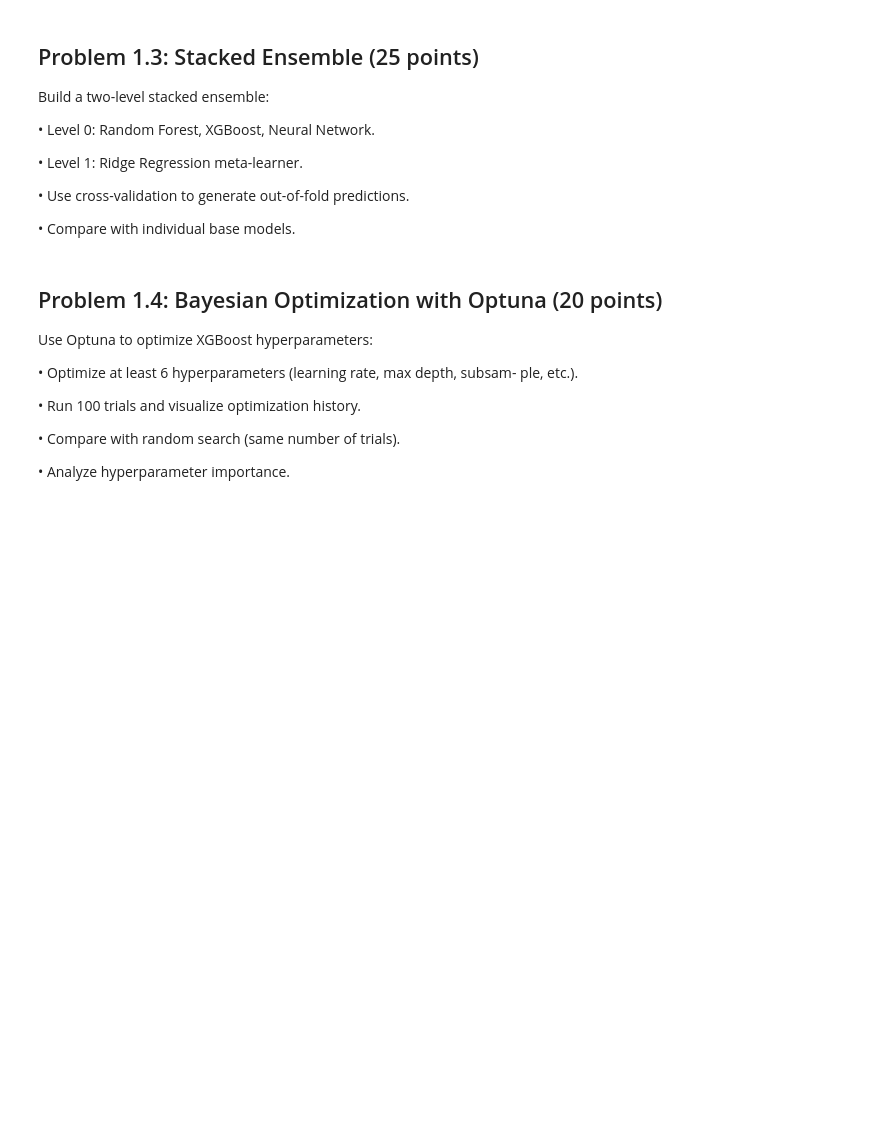
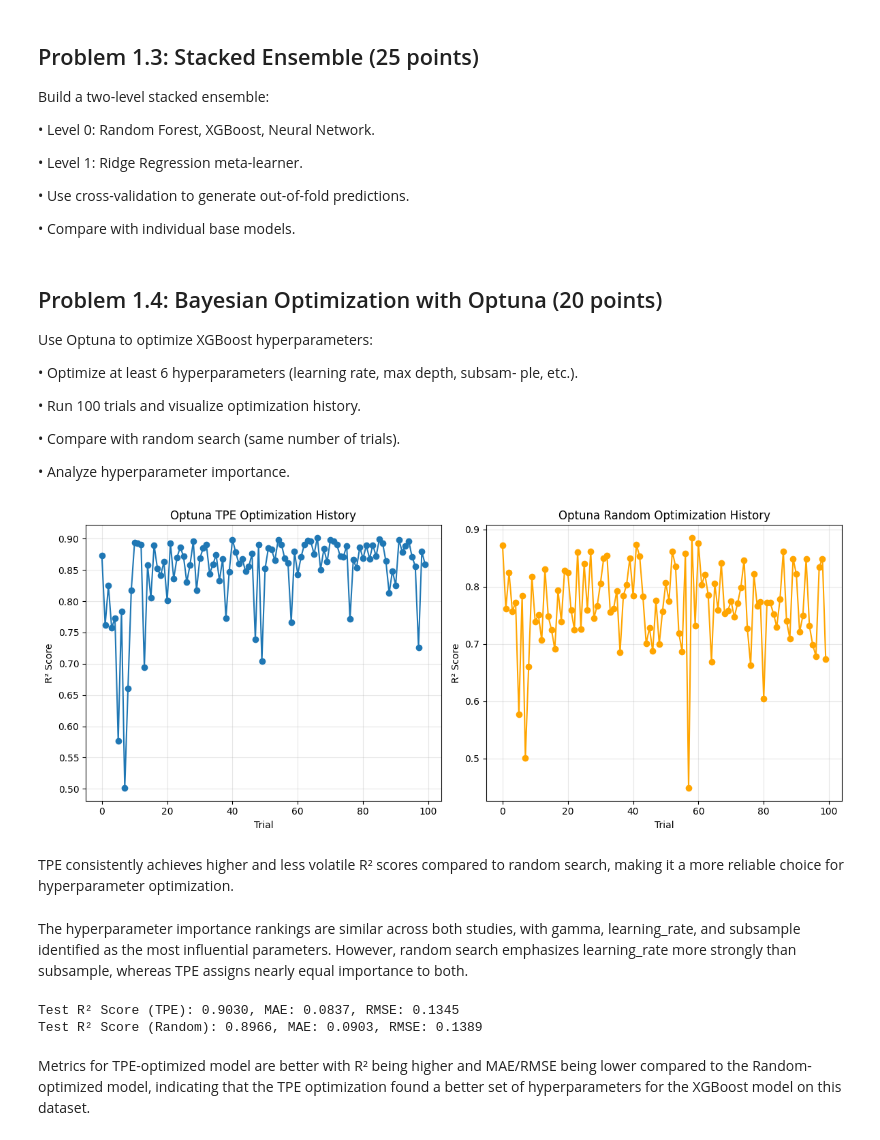
Before and after one commit to tomaszsrebniak/ML_for_data_analytics, a Jupyter notebook: Assignment1/List1_JK.ipynb, the cells around one changed output. Drawn from its saved outputs; the diff is of its cells as text; code cells hidden in the pictures; blank space fills up the shorter version.

```diff
--- a/Assignment1/List1_JK.ipynb
+++ b/Assignment1/List1_JK.ipynb
@@ -714,0 +738,26 @@ ple, etc.).
+# %%
+optuna.logging.set_verbosity(optuna.logging.WARNING)  # Suppress Optuna logs for cleaner output
+opt_study = optuna.create_study(direction="maximize", sampler=optuna.samplers.TPESampler(seed=42))
+random_study = optuna.create_study(direction="maximize", sampler=optuna.samplers.RandomSampler(seed=42))
+opt_study.optimize(objective, n_trials=100)
+random_study.optimize(objective, n_trials=100)
+# %%
+# visualize optimization history
+fig, axes = plt.subplots(1, 2, figsize=(12, 5))
+axes[0].plot(opt_study.trials_dataframe()['value'], marker='o')
+axes[0].set_title('Optuna TPE Optimization History')
+axes[0].set_xlabel('Trial')
+axes[0].set_ylabel('R² Score')
+axes[0].grid(True, alpha=0.3)
+
+axes[1].plot(random_study.trials_dataframe()['value'], marker='o', color='orange')
+axes[1].set_title('Optuna Random Optimization History')
+axes[1].set_xlabel('Trial')
+axes[1].set_ylabel('R² Score')
+axes[1].grid(True, alpha=0.3)
+plt.tight_layout()
+plt.show()
+# %% [output]
+[figure, added]
+# %% [markdown]
+TPE consistently achieves higher and less volatile R² scores compared to random search, making it a more reliable choice for hyperparameter optimization.
@@ -714,0 +774,18 @@ ple, etc.).
+# %% [markdown]
+The hyperparameter importance rankings are similar across both studies, with gamma, learning_rate, and subsample identified as the most influential parameters. However, random search emphasizes learning_rate more strongly than subsample, whereas TPE assigns nearly equal importance to both.
+# %%
+# predictive performance on test using both sets of best hyperparameters
+best_xgb_tpe = xgb.XGBRegressor(**opt_study.best_params, random_state=42, verbosity=0, enable_categorical=True)
+best_xgb_random = xgb.XGBRegressor(**random_study.best_params, random_state=42, verbosity=0, enable_categorical=True)
+best_xgb_tpe.fit(X_train, y_train)
+best_xgb_random.fit(X_train, y_train)
+y_pred_tpe = best_xgb_tpe.predict(X_test)
+y_pred_random = best_xgb_random.predict(X_test)
+
+print(f"Test R² Score (TPE): {r2_score(y_test, y_pred_tpe):.4f}, MAE: {mean_absolute_error(y_test, y_pred_tpe):.4f}, RMSE: {np.sqrt(mean_squared_error(y_test, y_pred_tpe)):.4f}")
+print(f"Test R² Score (Random): {r2_score(y_test, y_pred_random):.4f}, MAE: {mean_absolute_error(y_test, y_pred_random):.4f}, RMSE: {np.sqrt(mean_squared_error(y_test, y_pred_random)):.4f}")
+# %% [output]
+Test R² Score (TPE): 0.9030, MAE: 0.0837, RMSE: 0.1345
+Test R² Score (Random): 0.8966, MAE: 0.0903, RMSE: 0.1389
+# %% [markdown]
+Metrics for TPE-optimized model are better with R² being higher and MAE/RMSE being lower compared to the Random-optimized model, indicating that the TPE optimization found a better set of hyperparameters for the XGBoost model on this dataset.
```
Also changed, not shown: parts of 12 cells of this notebook.
